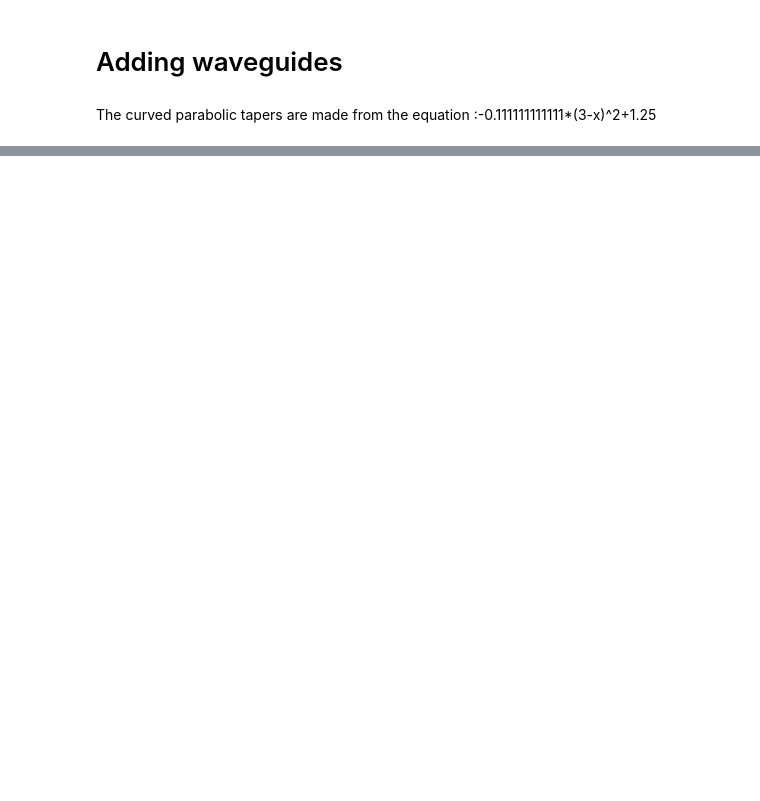
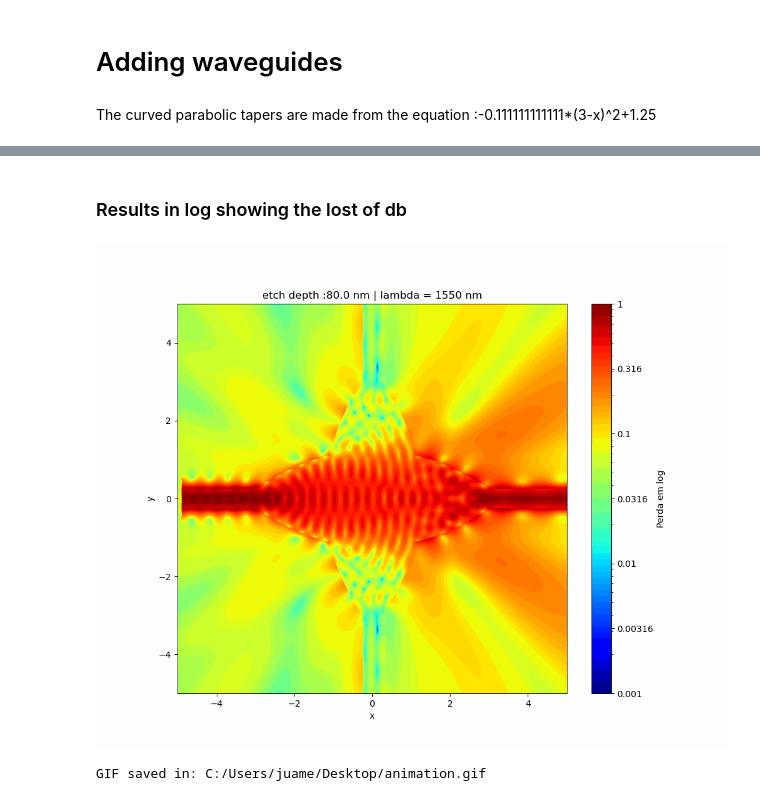
Before and after one commit to ana-ameno/Low-loss-low-cross-talk-crossings-for-silicon-on-insulator-nanophotonic-waveguides-replicate, a Jupyter notebook: final project aj.ipynb, the cells around one changed output, grey strips where cells are left out. Saved outputs shown, nothing was run; the diff lists cells and outputs as text; code cells hidden in the pictures; blank space fills up the shorter version.

```diff
--- a/final project aj.ipynb
+++ b/final project aj.ipynb
@@ -374,0 +527,49 @@ modeapi.runsweep(sweep_name)
+# %% [markdown]
+### Results in log showing the lost of db
+# %%
+# Defines path to save images
+save_path = 'C:/Users/juame/Desktop/'
+os.makedirs(save_path, exist_ok=True)
+
+
+# List of frames
+frames = []
+
+# Generate and save frames
+for i in range(int(nop)):
+    plt.figure(figsize=(10, 8))
+    plt.imshow(heatmap_mag[:, :, 9, i], cmap='jet', norm=colors.LogNorm(vmin=0.001, vmax=1),extent=[-5, 5, -5, 5])
+
+    # Adding colorbar
+    cbar = plt.colorbar(label='Perda em log')
+    tick_locations = [0.001, 0.00316, 0.01, 0.0316, 0.1, 0.316, 1]
+    tick_labels = ['0.001', '0.00316', '0.01', '0.0316', '0.1', '0.316', '1']
+    cbar.set_ticks(tick_locations)
+    cbar.set_ticklabels(tick_labels)
+
+    # Ading title and labels
+    plt.title(f'etch depth :{etch_depth[i]} nm | lambda = 1550 nm')
+    plt.xlabel('x')
+    plt.ylabel('y')
+
+    # Save images
+    file_path = os.path.join(save_path, f'frame_{i}.png')
+    plt.savefig(file_path)
+    plt.close()
+
+    # Load GIF as frame
+    frame = Image.open(file_path)
+    frames.append(frame)
+
+# Create GIF and save it on the PC
+gif_path = os.path.join(save_path, 'animation.gif')
+frames[0].save(gif_path, save_all=True, append_images=frames[1:], optimize=True, duration=500, loop=0)
+
+# Showing gif in code
+display(IPImage(filename=gif_path))
+
+# showing path where GIF was saved in the pc
+print(f"GIF saved in: {gif_path}")
+# %% [output]
+[figure, added]
+GIF saved in: C:/Users/juame/Desktop/animation.gif
```
Also changed, not shown: parts of 37 cells of this notebook.
